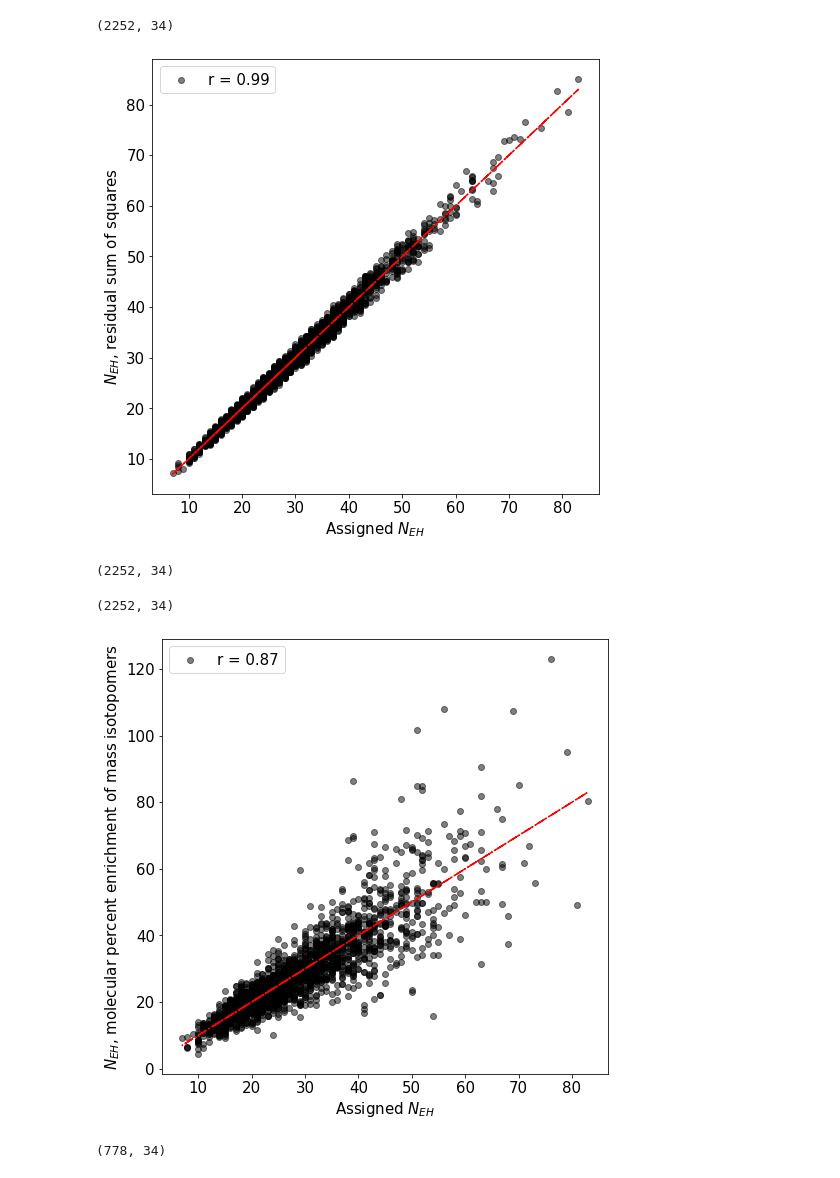
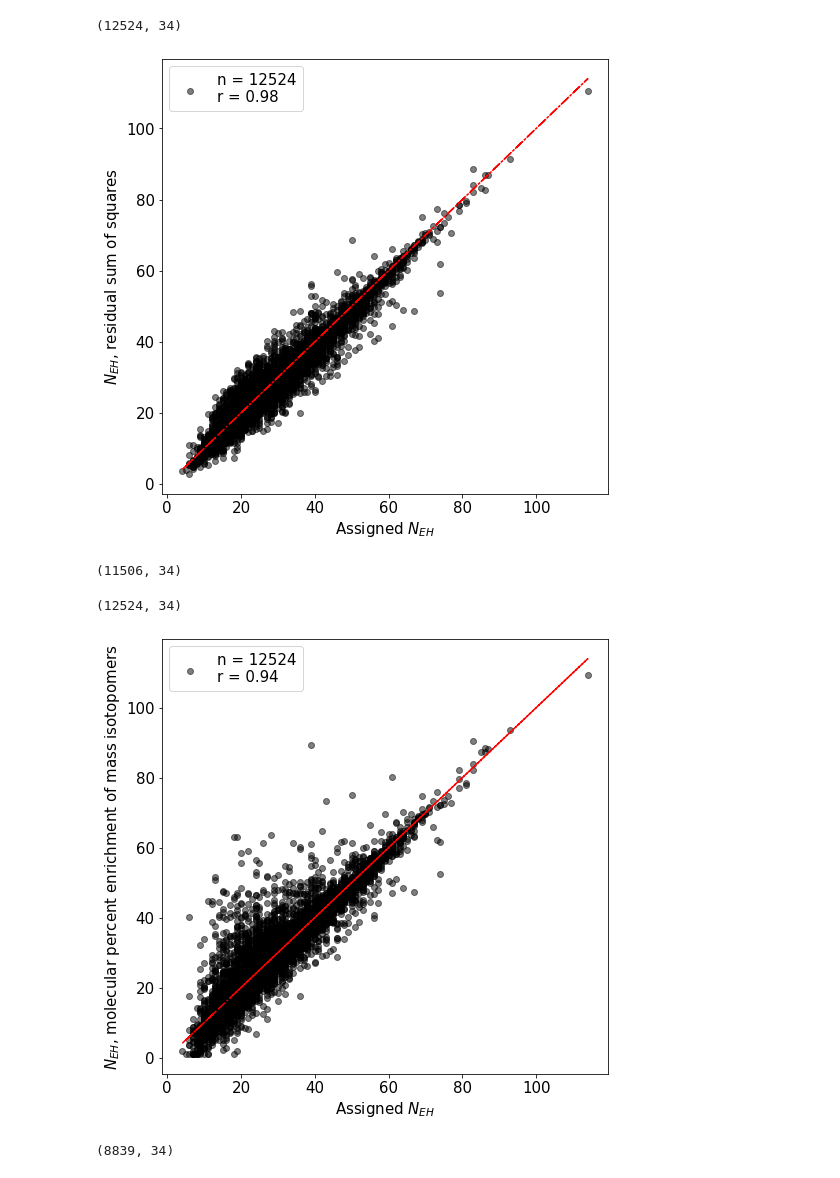
Before and after one commit to henockmamo54/Analysis_for_neh_paper, a Jupyter notebook: Final/Simulation_ape_mpe_asymp/simulation_peptide_NEH.ipynb, the cells around one changed output. Saved outputs shown, nothing was run; the diff lists cells and outputs as text; code cells hidden in the pictures.

```diff
--- a/Final/Simulation_ape_mpe_asymp/simulation_peptide_NEH.ipynb
+++ b/Final/Simulation_ape_mpe_asymp/simulation_peptide_NEH.ipynb
@@ -35,12 +32,12 @@ res=[]
 # %%
 # data0=pd.read_csv(r"data_mpe_ape.csv")
-data0=pd.read_csv(r"_data_mpe_ape_2.csv")
+data0=pd.read_csv(r"_data_mpe_ape_3.csv")
 
 print(data0.shape)
 plt.rc('font', size=15)
 plt.figure(figsize=(8,8))
 plt.scatter(data0['DataRecord.NEH_sim'],data0['DataRecord.NEH_APE'],alpha=0.5,
-            label='r = '+'{0:.2f}'.format(np.corrcoef(data0['DataRecord.NEH_sim'],
+            label=f'n = {data0.shape[0]}\n' + 'r = '+'{0:.2f}'.format(np.corrcoef(data0['DataRecord.NEH_sim'],
                                                      data0['DataRecord.NEH_APE'])[0][1]),c='k')
 
 plt.plot(data0['DataRecord.NEH_sim'],data0['DataRecord.NEH_sim'],ls="-.",c='r')
@@ -54,9 +51,9 @@ plt.show()
 # data.columns
 print(data0[data0['DataRecord.APE_rmse']<0.01].shape)
 # %% [output]
-(2252, 34)
+(12524, 34)
-[figure, old version]
+[figure, new version]
-(2252, 34)
+(11506, 34)
 # %%
 # plt.rc('font', size=15)
 # plt.figure(figsize=(10,8))
@@ -72,35 +69,35 @@ print(data0[data0['DataRecord.APE_rmse']<0.01].shape)
 res.append((data0['DataRecord.NEH_sim']-data0['DataRecord.NEH_APE'])/data0['DataRecord.NEH_sim'])
 # %%
 # data=pd.read_csv(r"data_mpe_ape.csv")
-data=pd.read_csv(r"_data_mpe_ape_2.csv")
+data=pd.read_csv(r"_data_mpe_ape_3.csv")
 
 # data=data[data['DataRecord.NEH_MPE']>0]
 # data=data[data['DataRecord.NEH_MPE']<500]
 
 print(data.shape)
 plt.rc('font', size=15)
 plt.figure(figsize=(8,8))
 plt.scatter(data['DataRecord.NEH_sim'],data['DataRecord.NEH_MPE'],alpha=0.5,
-            label='r = '+'{0:.2f}'.format(np.corrcoef(data['DataRecord.NEH_sim'],
+            label=f'n = {data.shape[0]}\n' +'r = '+'{0:.2f}'.format(np.corrcoef(data['DataRecord.NEH_sim'],
                                                      data['DataRecord.NEH_MPE'])[0][1]),c='k')
 
 plt.plot(data['DataRecord.NEH_sim'],data['DataRecord.NEH_sim'],ls="-.",c='r')
 # plt.xlabel("NEH (Sim.)")
 
 plt.xlabel(r"Assigned $N_{EH}$")
 # plt.ylabel("Estimation of NEH using \nMolecular percent enrichment (MPE)")
 plt.ylabel(r"$N_{EH}$, molecular percent enrichment of mass isotopomers")
 plt.legend()
 plt.savefig("temp_2.jpeg",dpi=900,bbox_inches='tight')
 plt.show()
 # data.columns
 
 
 print(data[data['DataRecord.MPE_rmse']<0.01].shape)
 # %% [output]
-(2252, 34)
+(12524, 34)
-[figure, old version]
+[figure, new version]
-(778, 34)
+(8839, 34)
 # %%
 # plt.rc('font', size=15)
 # plt.figure(figsize=(10,8))
```
Also changed, not shown: parts of 4 cells of this notebook, 23 other files.
